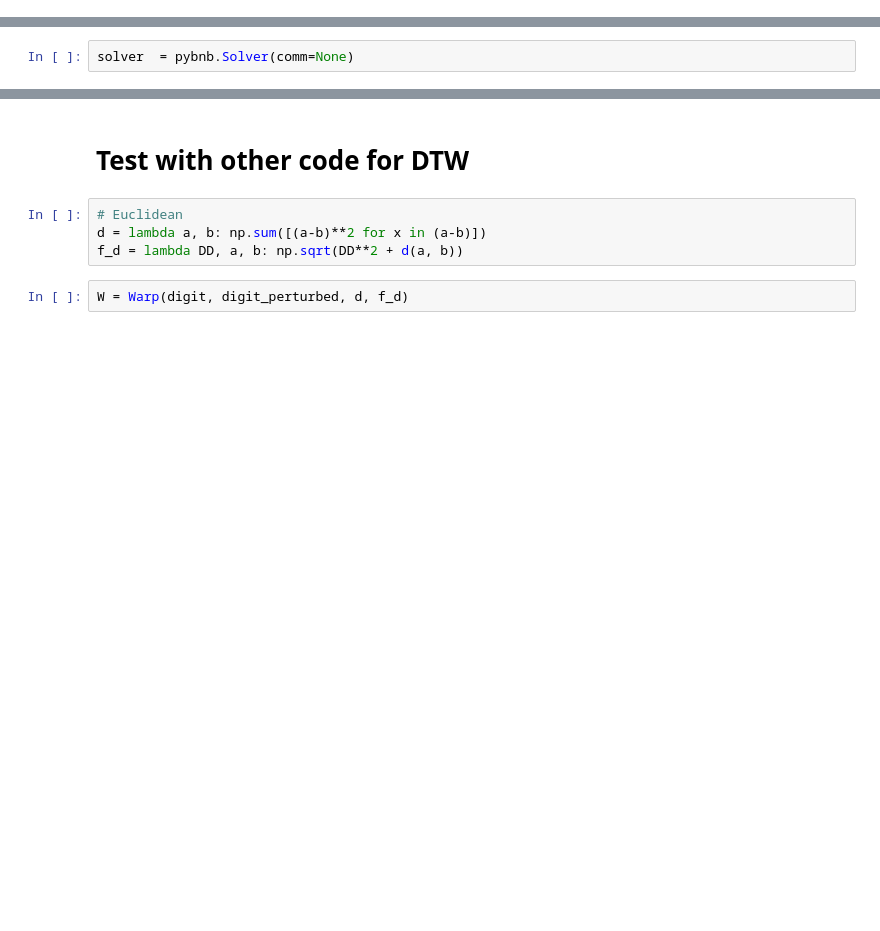
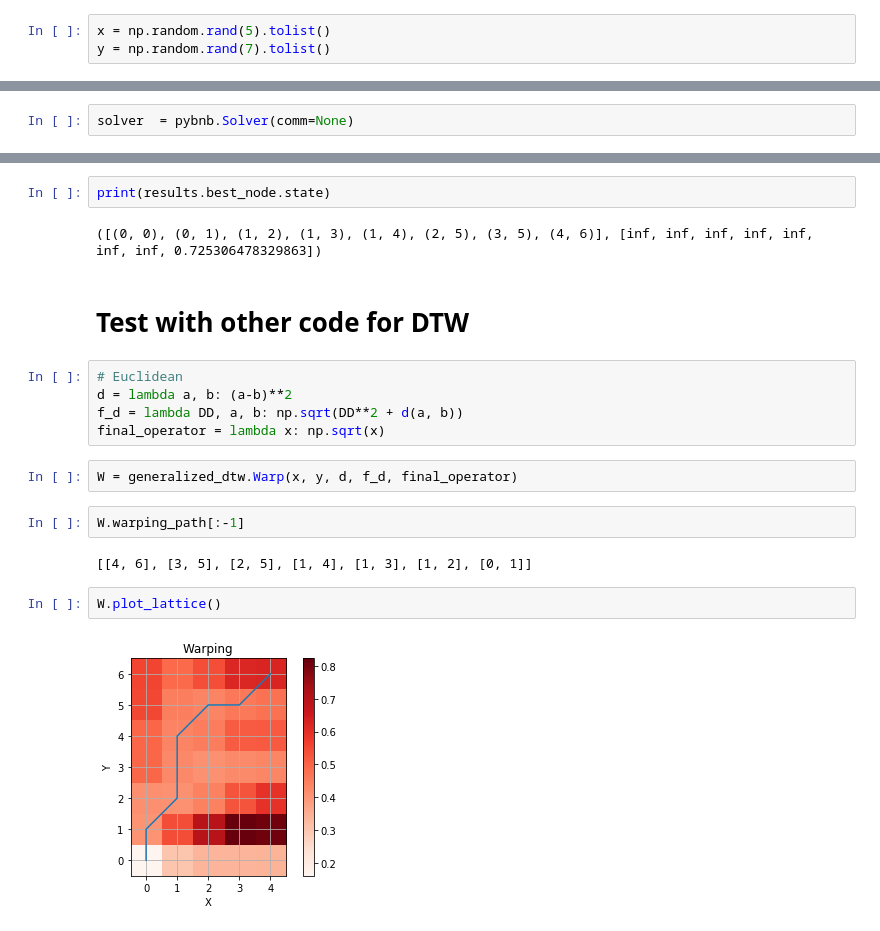
Before and after one commit to mindychen213/warped-p-variation, a Jupyter notebook: Branch-and-Bound/examples/DTW.ipynb, the cells around one changed output, grey strips where cells are left out. Cells and saved outputs as stored; diff of their text form; blank space fills up the shorter version.

```diff
--- a/Branch-and-Bound/examples/DTW.ipynb
+++ b/Branch-and-Bound/examples/DTW.ipynb
@@ -3,0 +8,3 @@ import numpy as np
+# %%
+x = np.random.rand(5).tolist()
+y = np.random.rand(7).tolist()
@@ -154,8 +141,21 @@ results.best_node.tree_depth
+# %%
+print(results.best_node.state)
+# %% [output]
+([(0, 0), (0, 1), (1, 2), (1, 3), (1, 4), (2, 5), (3, 5), (4, 6)], [inf, inf, inf, inf, inf, inf, inf, 0.725306478329863])
 # %% [markdown]
 # Test with other code for DTW
 # %%
 # Euclidean
-d = lambda a, b: np.sum([(a-b)**2 for x in (a-b)])
+d = lambda a, b: (a-b)**2
 f_d = lambda DD, a, b: np.sqrt(DD**2 + d(a, b))
+final_operator = lambda x: np.sqrt(x)
 # %%
-W = Warp(digit, digit_perturbed, d, f_d)
+W = generalized_dtw.Warp(x, y, d, f_d, final_operator)
+# %%
+W.warping_path[:-1]
+# %% [output]
+[[4, 6], [3, 5], [2, 5], [1, 4], [1, 3], [1, 2], [0, 1]]
+# %%
+W.plot_lattice()
+# %% [output]
+[figure, added]
```
Also changed, not shown: parts of 10 cells of this notebook, 3 other files.
